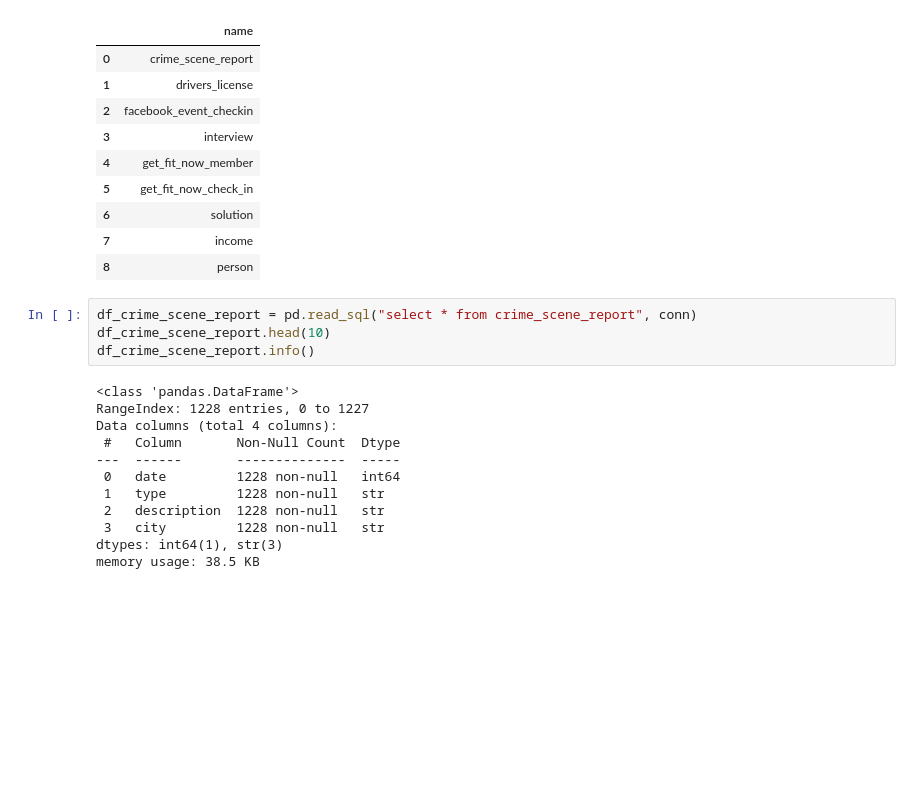
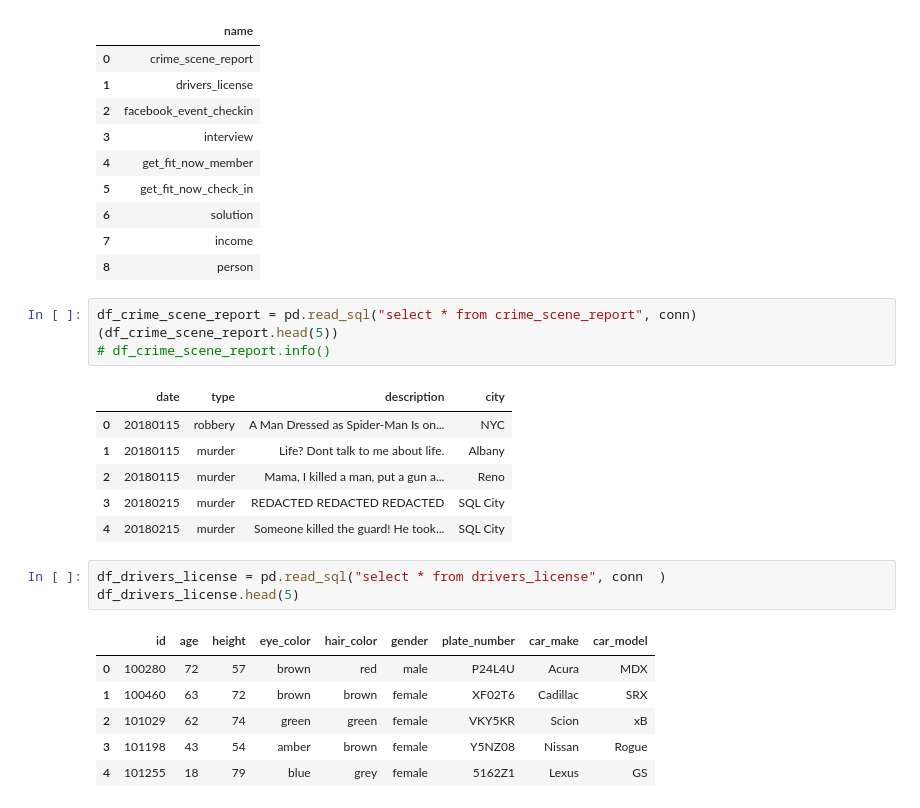
Before and after one commit to qiyunge/Lasalle_College, a Jupyter notebook: 3_C2_gestion_de_données_avancé/class2.ipynb, the cells around one changed output. Drawn from its saved outputs; the diff is of its cells as text; blank space fills up the shorter version.

Commit message:
murder check.

```diff
--- a/3_C2_gestion_de_données_avancé/class2.ipynb
+++ b/3_C2_gestion_de_données_avancé/class2.ipynb
@@ -220,17 +214,22 @@ rst.head(10)
 | 8 | person |
 # %%
 df_crime_scene_report = pd.read_sql("select * from crime_scene_report", conn)
-df_crime_scene_report.head(10)
-df_crime_scene_report.info()
+(df_crime_scene_report.head(5))
+# df_crime_scene_report.info()
 # %% [output]
-<class 'pandas.DataFrame'>
-RangeIndex: 1228 entries, 0 to 1227
-Data columns (total 4 columns):
- #   Column       Non-Null Count  Dtype
----  ------       --------------  -----
- 0   date         1228 non-null   int64
- 1   type         1228 non-null   str
- 2   description  1228 non-null   str
- 3   city         1228 non-null   str
-dtypes: int64(1), str(3)
-memory usage: 38.5 KB
+|  | date | type | description | city |
+| 0 | 20180115 | robbery | A Man Dressed as Spider-Man Is on... | NYC |
+| 1 | 20180115 | murder | Life? Dont talk to me about life. | Albany |
+| 2 | 20180115 | murder | Mama, I killed a man, put a gun a... | Reno |
+| 3 | 20180215 | murder | REDACTED REDACTED REDACTED | SQL City |
+| 4 | 20180215 | murder | Someone killed the guard! He took... | SQL City |
+# %%
+df_drivers_license = pd.read_sql("select * from drivers_license", conn  )
+df_drivers_license.head(5)
+# %% [output]
+|  | id | age | height | eye_color | hair_color | gender | plate_number | car_make | car_model |
+| 0 | 100280 | 72 | 57 | brown | red | male | P24L4U | Acura | MDX |
+| 1 | 100460 | 63 | 72 | brown | brown | female | XF02T6 | Cadillac | SRX |
+| 2 | 101029 | 62 | 74 | green | green | female | VKY5KR | Scion | xB |
+| 3 | 101198 | 43 | 54 | amber | brown | female | Y5NZ08 | Nissan | Rogue |
+| 4 | 101255 | 18 | 79 | blue | grey | female | 5162Z1 | Lexus | GS |
```
Also changed, not shown: parts of 14 cells of this notebook, 1 other file.
